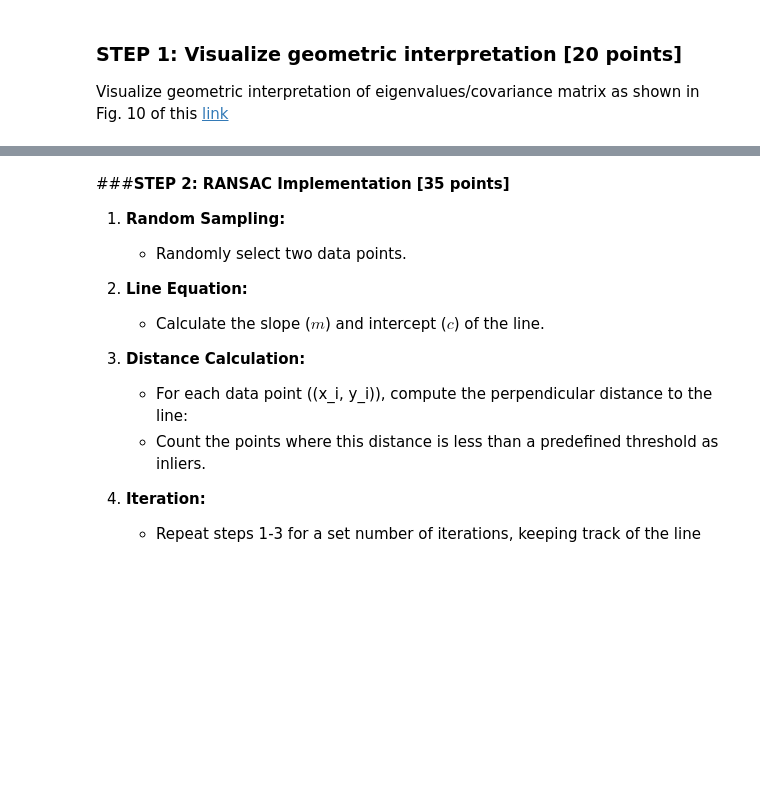
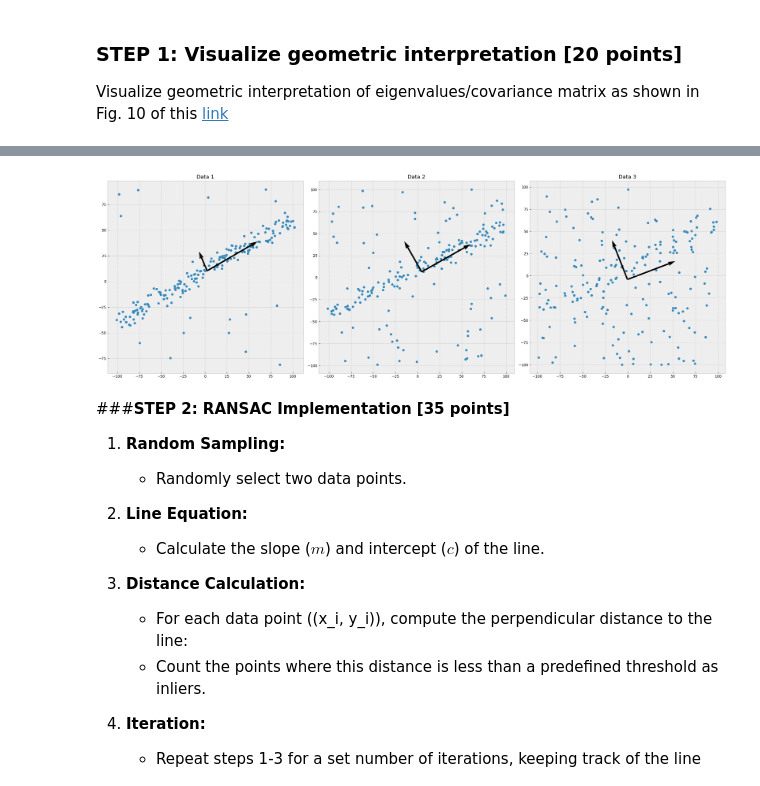
Before and after one commit to phuc-tran7/CMSC426, a Jupyter notebook: CMSC426_Homework1.ipynb, the cells around one changed output, grey strips where cells are left out. Drawn from its saved outputs; the diff is of its cells as text; code cells hidden in the pictures; blank space fills up the shorter version.

```diff
--- a/CMSC426_Homework1.ipynb
+++ b/CMSC426_Homework1.ipynb
@@ -134,0 +105,72 @@ covaraince of Data 1 : 1169.5315100308096
+# %%
+# hint: you can use https://matplotlib.org/stable/api/_as_gen/matplotlib.pyplot.quiver.html for plotting the axes
+
+import matplotlib.pyplot as plt
+from matplotlib import style
+import numpy as np
+plt.style.use("bmh")
+fig, axes = plt.subplots(1, 3, figsize=(24, 8))
+
+#Data 1
+axes[0].scatter(data1[0],data1[1])
+axes[0].set_title('Data 1')
+# calculate covar and then find eigen vector/val, use means, eigen vactor/val to quiver
+print(f"covaraince of Data 1 : {np.cov(data1[0],data1[1])}")
+dataOneCoVar = np.cov(data1[0],data1[1])
+dataOneEigenValue, dataOneEigenVector = np.linalg.eig(dataOneCoVar) #eigenvector gives direction for quiver (u,v), eigenval for scale length
+print(f"eigen value of Data 1 : {dataOneEigenValue}")
+print(f"eigen vector of Data 1 : {dataOneEigenVector}")
+x = data1[0]
+y = data1[1]
+# x is mean of x, y is mean of y, always
+# u is first ele of column 1 of eigenvector times sqrt first ele eigenvalue
+# v is second ele of colum 1 of eigenvector times sqrt first ele eigen value
+axes[0].quiver(np.mean(x),np.mean(y),(dataOneEigenVector[:,0][0])*np.sqrt(dataOneEigenValue[0]),(dataOneEigenVector[:,0][1])*np.sqrt(dataOneEigenValue[0]),scale=1, scale_units='xy', angles='xy')
+# u is first ele of column 2 of eigenvector times sqrt 2nd ele eigenvalue
+# v is second ele of colum 2 of eigenvector times sqrt 2nd ele eigen value
+axes[0].quiver(np.mean(x),np.mean(y),(dataOneEigenVector[:,1][0])*np.sqrt(dataOneEigenValue[1]),(dataOneEigenVector[:,1][1])*np.sqrt(dataOneEigenValue[1]),scale=1, scale_units='xy', angles='xy')
+
+
+#Data 2
+axes[1].scatter(data2[0],data2[1])
+axes[1].set_title('Data 2')
+# calculate covar and then find eigen vector/val, use means, eigen vactor/val to quiver
+print(f"covaraince of Data 2 : {np.cov(data2[0],data2[1])}")
+dataTwoCoVar = np.cov(data2[0],data2[1])
+dataTwoEigenValue, dataTwoEigenVector = np.linalg.eig(dataTwoCoVar) #eigenvector gives direction for quiver (u,v), eigenval for scale length
+print(f"eigen value of Data 2 : {dataTwoEigenValue}")
+print(f"eigen vector of Data 2 : {dataTwoEigenVector}")
+x = data2[0]
+y = data2[1]
+# x is mean of x, y is mean of y, always
+# u is first ele of column 1 of eigenvector times sqrt first ele eigenvalue
+# v is second ele of colum 1 of eigenvector times sqrt first ele eigen value
+axes[1].quiver(np.mean(x),np.mean(y),(dataTwoEigenVector[:,0][0])*np.sqrt(dataTwoEigenValue[0]),(dataTwoEigenVector[:,0][1])*np.sqrt(dataTwoEigenValue[0]),scale=1, scale_units='xy', angles='xy')
+# u is first ele of column 2 of eigenvector times sqrt 2nd ele eigenvalue
+# v is second ele of colum 2 of eigenvector times sqrt 2nd ele eigen value
+axes[1].quiver(np.mean(x),np.mean(y),(dataTwoEigenVector[:,1][0])*np.sqrt(dataTwoEigenValue[1]),(dataTwoEigenVector[:,1][1])*np.sqrt(dataTwoEigenValue[1]),scale=1, scale_units='xy', angles='xy')
+
+
+#Data 3
+axes[2].scatter(data3[0],data3[1])
+axes[2].set_title('Data 3')
+# calculate covar and then find eigen vector/val, use means, eigen vactor/val to quiver
+print(f"covaraince of Data 3 : {np.cov(data3[0],data3[1])}")
+dataThreeCoVar = np.cov(data3[0],data3[1])
+dataThreeEigenValue, dataThreeEigenVector = np.linalg.eig(dataThreeCoVar) #eigenvector gives direction for quiver (u,v), eigenval for scale length
+print(f"eigen value of Data 3 : {dataThreeEigenValue}")
+print(f"eigen vector of Data 3 : {dataThreeEigenVector}")
+x = data3[0]
+y = data3[1]
+# x is mean of x, y is mean of y, always
+# u is first ele of column 1 of eigenvector times sqrt first ele eigenvalue
+# v is second ele of colum 1 of eigenvector times sqrt first ele eigen value
+axes[2].quiver(np.mean(x),np.mean(y),(dataThreeEigenVector[:,0][0])*np.sqrt(dataThreeEigenValue[0]),(dataThreeEigenVector[:,0][1])*np.sqrt(dataThreeEigenValue[0]),scale=1, scale_units='xy', angles='xy')
+# u is first ele of column 2 of eigenvector times sqrt 2nd ele eigenvalue
+# v is second ele of colum 2 of eigenvector times sqrt 2nd ele eigen value
+axes[2].quiver(np.mean(x),np.mean(y),(dataThreeEigenVector[:,1][0])*np.sqrt(dataThreeEigenValue[1]),(dataThreeEigenVector[:,1][1])*np.sqrt(dataThreeEigenValue[1]),scale=1, scale_units='xy', angles='xy')
+
+
+plt.tight_layout()
+plt.show()
+# %% [output]
@@ -135,3 +192,4 @@ covaraince of Data 1 : 1169.5315100308096
+[figure, added]
 # %% [markdown]
 ###**STEP 2: RANSAC Implementation [35 points]**
 
```
Also changed, not shown: parts of 6 cells of this notebook.
